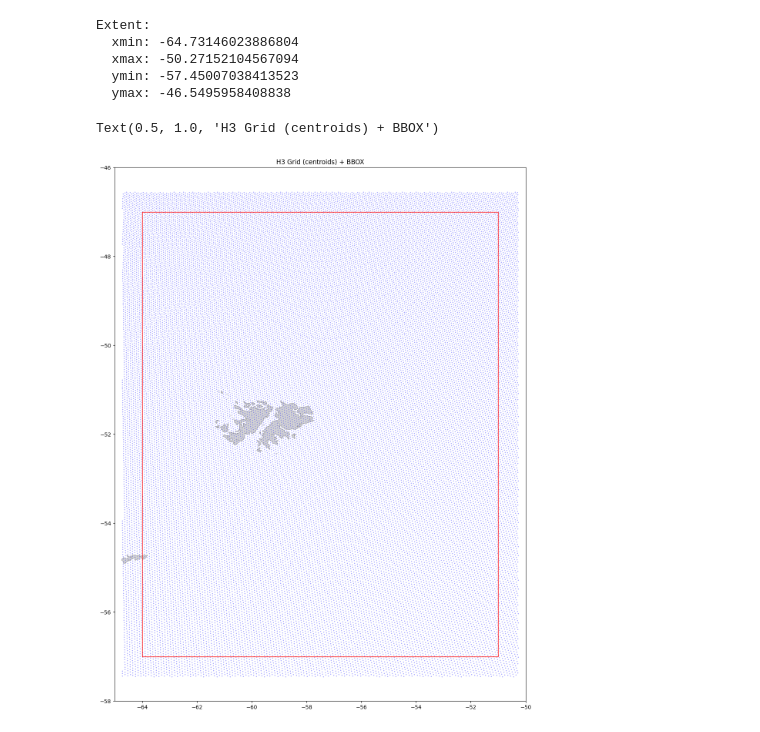
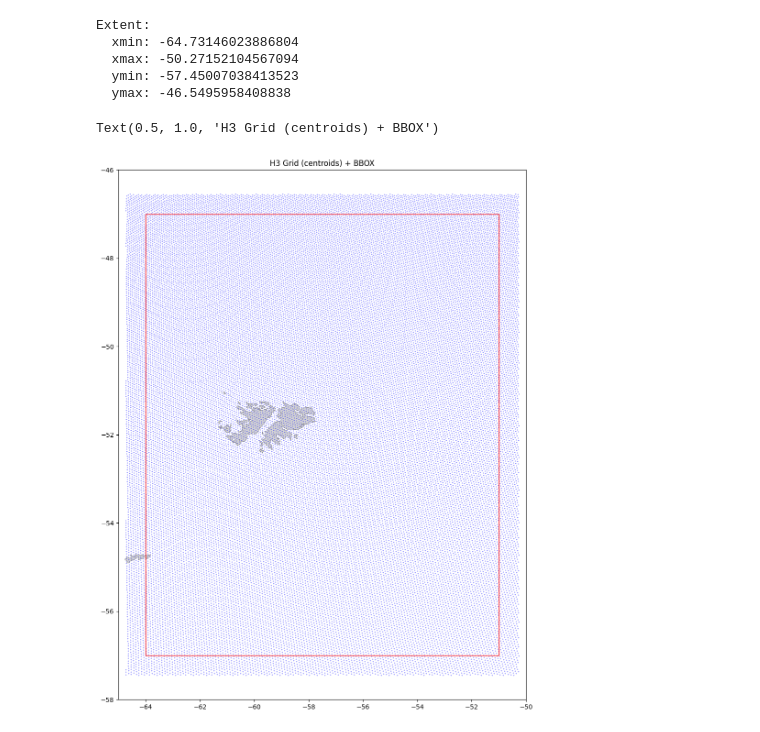
Before and after one commit to elpbatista/falkland-bycatch-riskscape, a Jupyter notebook: notebooks/00_pipeline_execution.ipynb, the cells around one changed output. Drawn from its saved outputs; the diff is of its cells as text; code cells hidden in the pictures.

```diff
--- a/notebooks/00_pipeline_execution.ipynb
+++ b/notebooks/00_pipeline_execution.ipynb
@@ -275,34 +230,34 @@ extent_poly = box(
     xmin - margin,
     ymin - margin,
     xmax + margin,
     ymax + margin,
 )
 extent_gdf = gpd.GeoDataFrame(geometry=[extent_poly], crs="EPSG:4326")
 
 # --- Load reference layers ---------------------------------------------------
 
 land = gpd.read_file(PROJECT_ROOT / run_cfg["references"]["land"])
 coast = gpd.read_file(PROJECT_ROOT / run_cfg["references"]["coastline"])
 
 # Clip to extent
-land = gpd.clip(land, extent_gdf)
-coast = gpd.clip(coast, extent_gdf)
+# land = gpd.clip(land, extent_gdf)
+# coast = gpd.clip(coast, extent_gdf)
 
 # --- Plot --------------------------------------------------------------------
 
-ax = land.plot(color="lightgrey", edgecolor="none", figsize=(18, 18))
+ax = land.plot(color="lightgrey", edgecolor="none", figsize=(15, 15))
 
 coast.plot(ax=ax, color="grey", linewidth=0.5)
 
 gdf.plot(ax=ax, markersize=0.1, color="blue")
 
 bbox_gdf.boundary.plot(ax=ax, edgecolor="red", linewidth=1)
 
 ax.set_xlim(xmin - margin, xmax + margin)
 ax.set_ylim(ymin - margin, ymax + margin)
 
 ax.set_title("H3 Grid (centroids) + BBOX")
 # ax.set_aspect("equal")
 # %% [output]
 Text(0.5, 1.0, 'H3 Grid (centroids) + BBOX')
-[figure, old version]
+[figure, new version]
```
Also changed, not shown: parts of 2 cells of this notebook, 3 other files.
